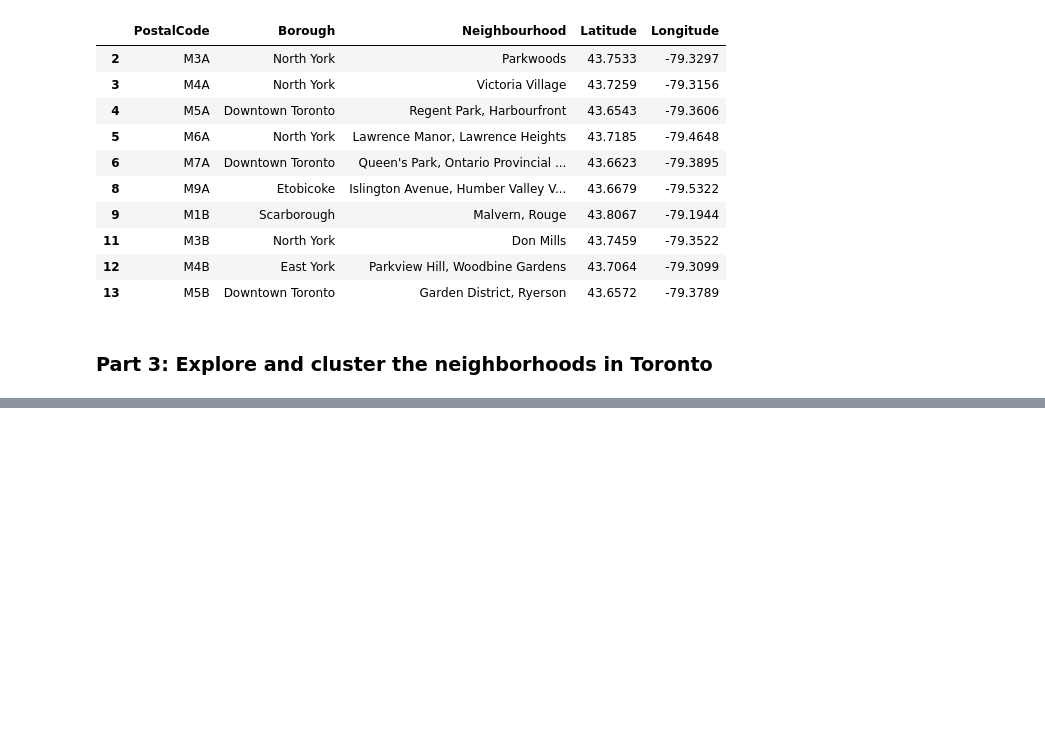
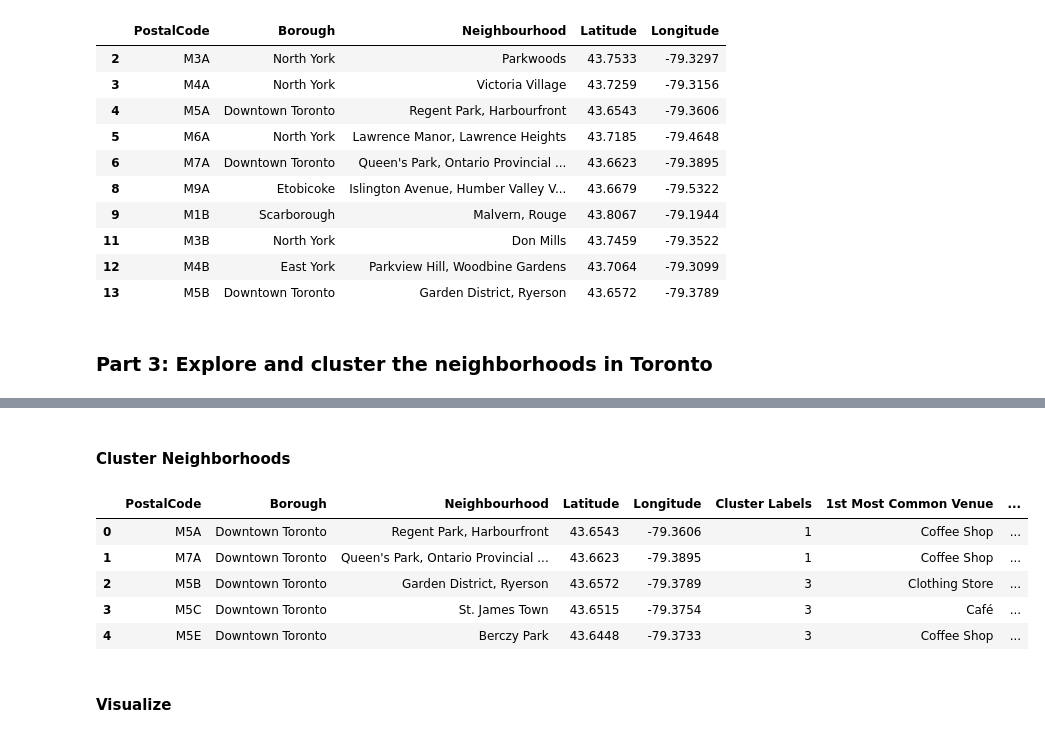
Before and after one commit to kerry918/IBM-Data-Science-Capstone, a Jupyter notebook: Segmenting and Clustering Neighborhoods in Toronto.ipynb, the cells around one changed output, grey strips where cells are left out. Saved outputs shown, nothing was run; the diff lists cells and outputs as text; code cells hidden in the pictures; blank space fills up the shorter version.

```diff
--- a/Segmenting and Clustering Neighborhoods in Toronto.ipynb
+++ b/Segmenting and Clustering Neighborhoods in Toronto.ipynb
@@ -116,0 +439,2 @@ neighbours.head(10)
+# %% [markdown]
+#### Cluster Neighborhoods
@@ -116,0 +448,32 @@ neighbours.head(10)
+# %%
+### Run k-means to cluster into 4 clusters
+# set number of clusters
+kclusters = 4
+
+toronto_grouped_clustering = toronto_grouped.drop('Neighborhood', 1)
+
+# run k-means clustering
+kmeans = KMeans(n_clusters=kclusters, random_state=0).fit(toronto_grouped_clustering)
+
+# check cluster labels generated for each row in the dataframe
+kmeans.labels_[0:10]
+
+### create a new dataframe that includes the cluster as well as the top 10 venues for each neighborhood.
+# add clustering labels
+neighborhoods_venues_sorted.insert(0, 'Cluster Labels', kmeans.labels_)
+
+toronto_merged = toronto_data
+
+# merge manhattan_grouped with manhattan_data to add latitude/longitude for each neighborhood
+toronto_merged = toronto_merged.join(neighborhoods_venues_sorted.set_index('Neighborhood'), on='Neighbourhood')
+
+toronto_merged.head() # check the last columns!
+# %% [output]
+|  | PostalCode | Borough | Neighbourhood | Latitude | Longitude | Cluster Labels | 1st Most Common Venue | ... |
+| 0 | M5A | Downtown Toronto | Regent Park, Harbourfront | 43.6543 | -79.3606 | 1 | Coffee Shop | ... |
+| 1 | M7A | Downtown Toronto | Queen's Park, Ontario Provincial ... | 43.6623 | -79.3895 | 1 | Coffee Shop | ... |
+| 2 | M5B | Downtown Toronto | Garden District, Ryerson | 43.6572 | -79.3789 | 3 | Clothing Store | ... |
+| 3 | M5C | Downtown Toronto | St. James Town | 43.6515 | -79.3754 | 3 | Café | ... |
+| 4 | M5E | Downtown Toronto | Berczy Park | 43.6448 | -79.3733 | 3 | Coffee Shop | ... |
+# %% [markdown]
+#### Visualize
```
Also changed, not shown: parts of 30 cells of this notebook.
